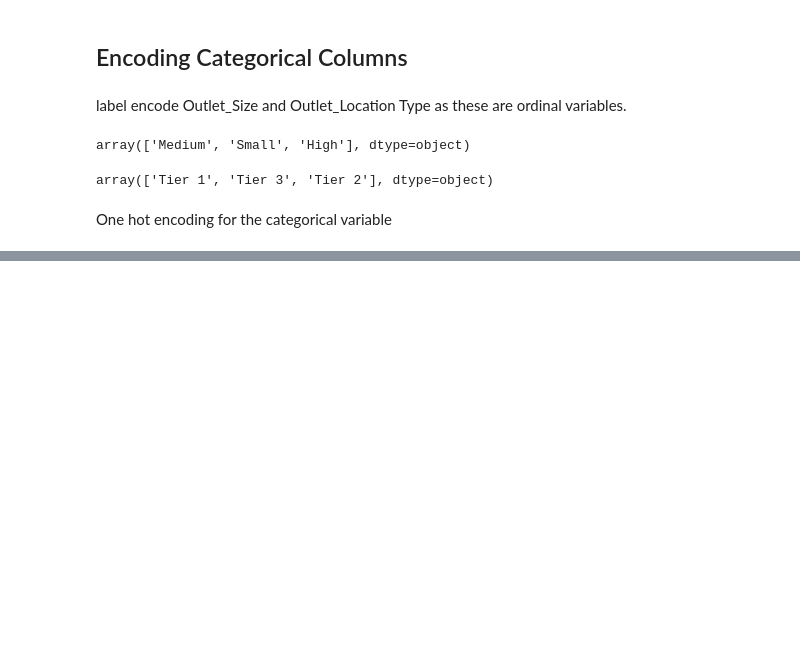
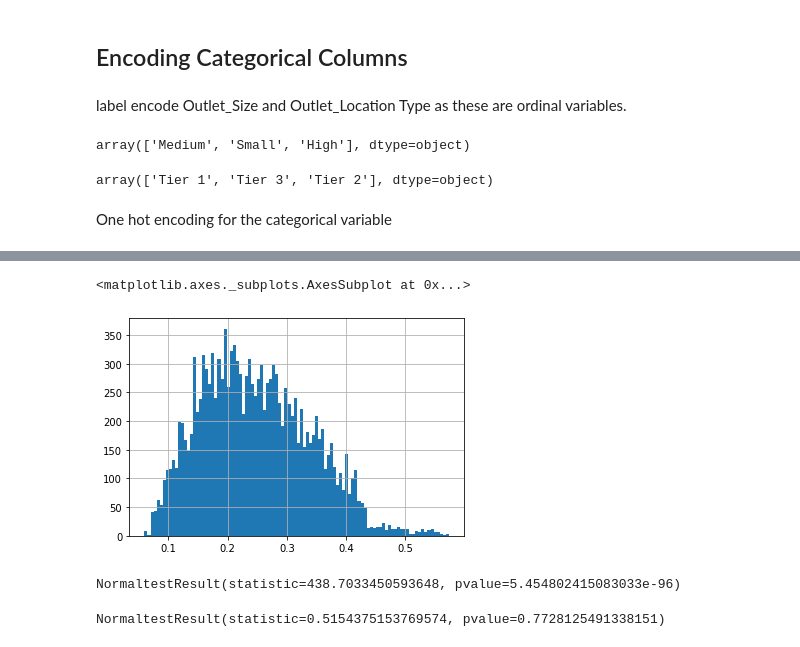
Before and after one commit to sathishrouthu/BigMart-Sales_Prediction, a Jupyter notebook: EDA-BigMart Sales.ipynb, the cells around one changed output, grey strips where cells are left out. Cells and saved outputs as stored; diff of their text form; code cells hidden in the pictures; blank space fills up the shorter version.

```diff
--- a/EDA-BigMart Sales.ipynb
+++ b/EDA-BigMart Sales.ipynb
@@ -509,0 +543,2 @@ data.drop('Outlet_Establishment_Year',axis=1,inplace=True)
+# %%
+data['MRP_Bin'] =data['MRP_Bin'].astype(int)
@@ -510,3 +551,7 @@ data.drop('Outlet_Establishment_Year',axis=1,inplace=True)
+# %%
+cats = pd.get_dummies(data['Item_Category'],drop_first=True,prefix = 'Item_cat')
+# %%
+data = pd.concat([data,cats],axis=1)
 # %%
 data.info()
 # %% [output]
@@ -529,0 +575,2 @@ memory usage: 2.5+ MB
+# %%
+data.drop(['Item_Identifier','Item_Fat_Content','Item_Type','Outlet_Identifier','Outlet_Type','Item_Type_New','Item_Category'],axis=1,inplace=True)
@@ -529,0 +616,5 @@ memory usage: 2.5+ MB
+# %%
+np.sqrt(data['Item_Visibility']).hist(bins=100)
+# %% [output]
+<matplotlib.axes._subplots.AxesSubplot at 0x...>
+[figure, added]
@@ -529,0 +623,4 @@ memory usage: 2.5+ MB
+# %%
+normaltest(np.sqrt(data['Item_Visibility']))
+# %% [output]
+NormaltestResult(statistic=438.7033450593648, pvalue=5.454802415083033e-96)
@@ -529,0 +636,4 @@ memory usage: 2.5+ MB
+# %%
+normaltest(data1)
+# %% [output]
+NormaltestResult(statistic=0.5154375153769574, pvalue=0.7728125491338151)
```
Also changed, not shown: parts of 43 cells of this notebook.
